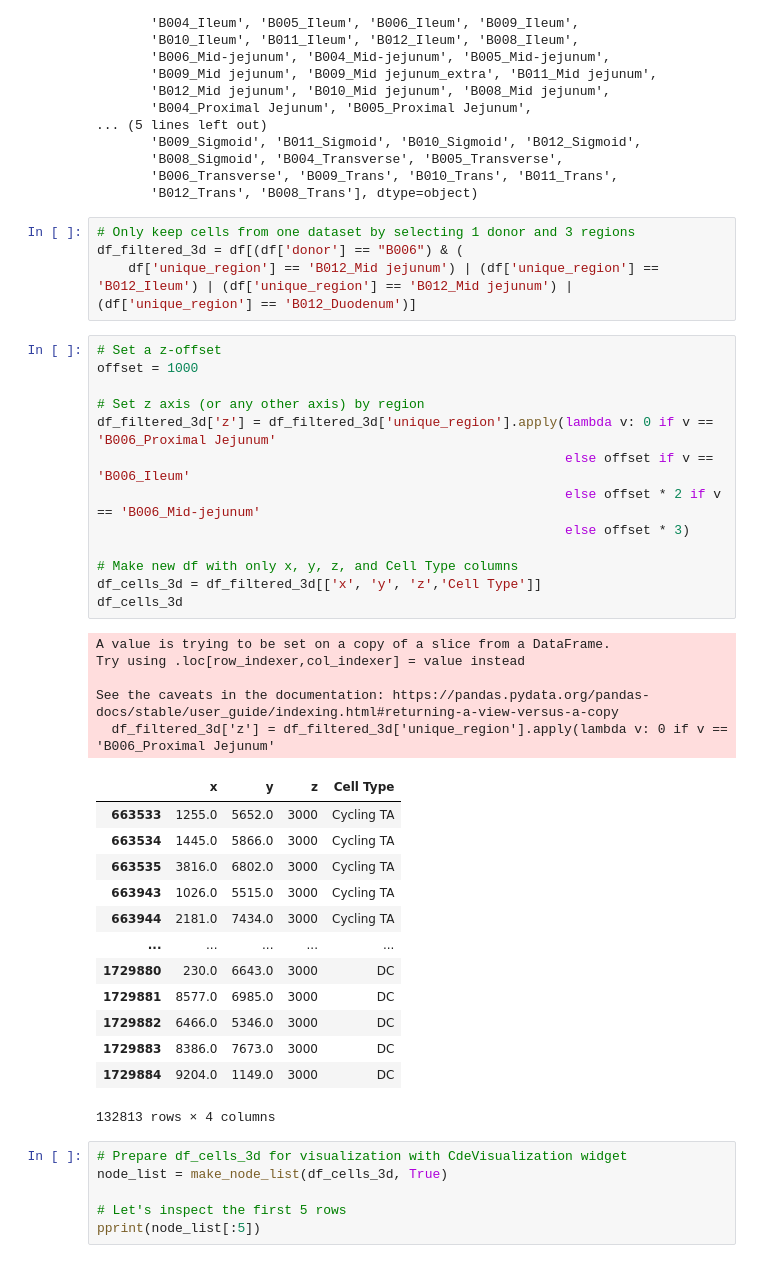
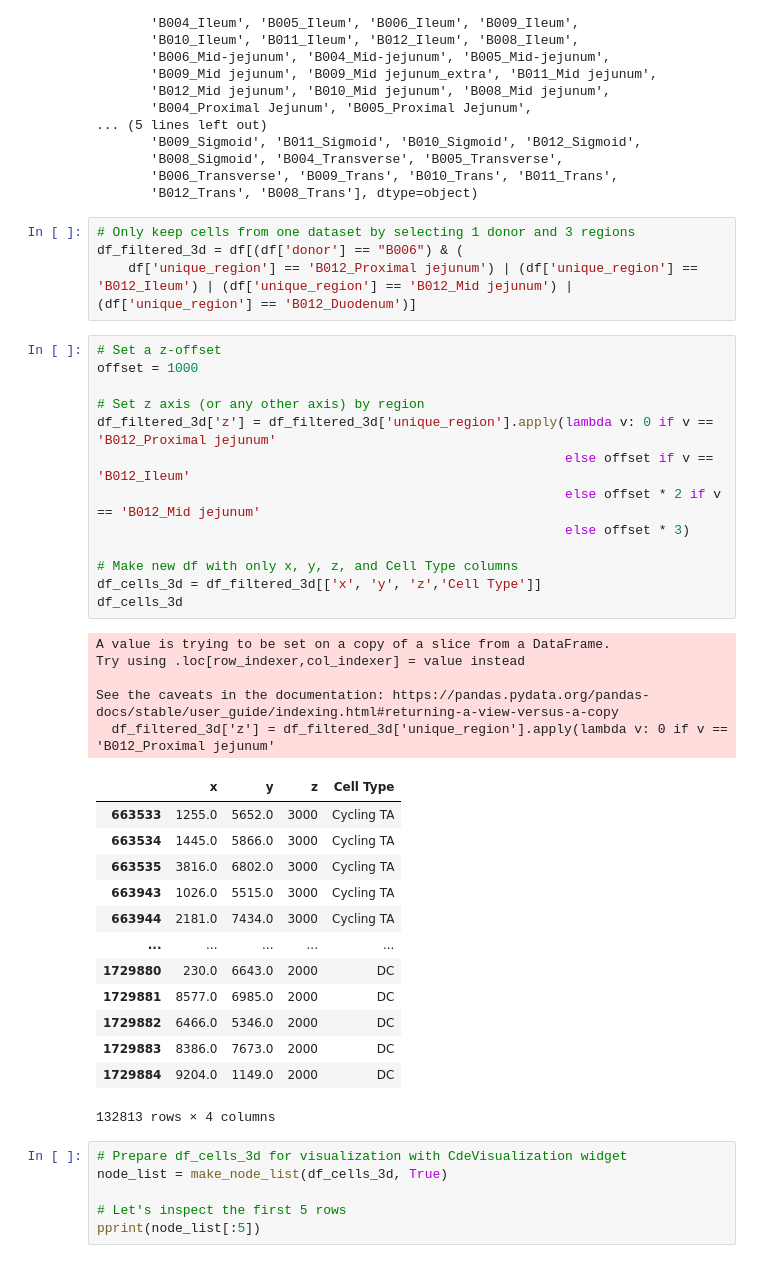
Before and after one commit to x-atlas-consortia/hra-notebooks, a Jupyter notebook: notebooks/hra-hierarchical-cell-neighborhoods.ipynb, the cells around one changed output. Drawn from its saved outputs; the diff is of its cells as text.

```diff
--- a/notebooks/hra-hierarchical-cell-neighborhoods.ipynb
+++ b/notebooks/hra-hierarchical-cell-neighborhoods.ipynb
@@ -198,38 +198,38 @@ array(['B004_Ascending', 'B005_Ascending', 'B006_Ascending', 'B009_Right',
 # %%
 # Only keep cells from one dataset by selecting 1 donor and 3 regions
 df_filtered_3d = df[(df['donor'] == "B006") & (
-    df['unique_region'] == 'B012_Mid jejunum') | (df['unique_region'] == 'B012_Ileum') | (df['unique_region'] == 'B012_Mid jejunum') | (df['unique_region'] == 'B012_Duodenum')]
+    df['unique_region'] == 'B012_Proximal jejunum') | (df['unique_region'] == 'B012_Ileum') | (df['unique_region'] == 'B012_Mid jejunum') | (df['unique_region'] == 'B012_Duodenum')]
 # %%
 # Set a z-offset
 offset = 1000
 
 # Set z axis (or any other axis) by region
-df_filtered_3d['z'] = df_filtered_3d['unique_region'].apply(lambda v: 0 if v == 'B006_Proximal Jejunum'
-                                                            else offset if v == 'B006_Ileum'
-                                                            else offset * 2 if v == 'B006_Mid-jejunum'
+df_filtered_3d['z'] = df_filtered_3d['unique_region'].apply(lambda v: 0 if v == 'B012_Proximal jejunum'
+                                                            else offset if v == 'B012_Ileum'
+                                                            else offset * 2 if v == 'B012_Mid jejunum'
                                                             else offset * 3)
 
 # Make new df with only x, y, z, and Cell Type columns
 df_cells_3d = df_filtered_3d[['x', 'y', 'z','Cell Type']]
 df_cells_3d
 # %% [output]
 A value is trying to be set on a copy of a slice from a DataFrame.
 Try using .loc[row_indexer,col_indexer] = value instead
 
 See the caveats in the documentation: https://pandas.pydata.org/pandas-docs/stable/user_guide/indexing.html#returning-a-view-versus-a-copy
-  df_filtered_3d['z'] = df_filtered_3d['unique_region'].apply(lambda v: 0 if v == 'B006_Proximal Jejunum'
+  df_filtered_3d['z'] = df_filtered_3d['unique_region'].apply(lambda v: 0 if v == 'B012_Proximal jejunum'
 |  | x | y | z | Cell Type |
 | 663533 | 1255.0 | 5652.0 | 3000 | Cycling TA |
 | 663534 | 1445.0 | 5866.0 | 3000 | Cycling TA |
 | 663535 | 3816.0 | 6802.0 | 3000 | Cycling TA |
 | 663943 | 1026.0 | 5515.0 | 3000 | Cycling TA |
 | 663944 | 2181.0 | 7434.0 | 3000 | Cycling TA |
 | ... | ... | ... | ... | ... |
-| 1729880 | 230.0 | 6643.0 | 3000 | DC |
-| 1729881 | 8577.0 | 6985.0 | 3000 | DC |
-| 1729882 | 6466.0 | 5346.0 | 3000 | DC |
-| 1729883 | 8386.0 | 7673.0 | 3000 | DC |
-| 1729884 | 9204.0 | 1149.0 | 3000 | DC |
+| 1729880 | 230.0 | 6643.0 | 2000 | DC |
+| 1729881 | 8577.0 | 6985.0 | 2000 | DC |
+| 1729882 | 6466.0 | 5346.0 | 2000 | DC |
+| 1729883 | 8386.0 | 7673.0 | 2000 | DC |
+| 1729884 | 9204.0 | 1149.0 | 2000 | DC |
 132813 rows × 4 columns
 # %%
 # Prepare df_cells_3d for visualization with CdeVisualization widget
```
